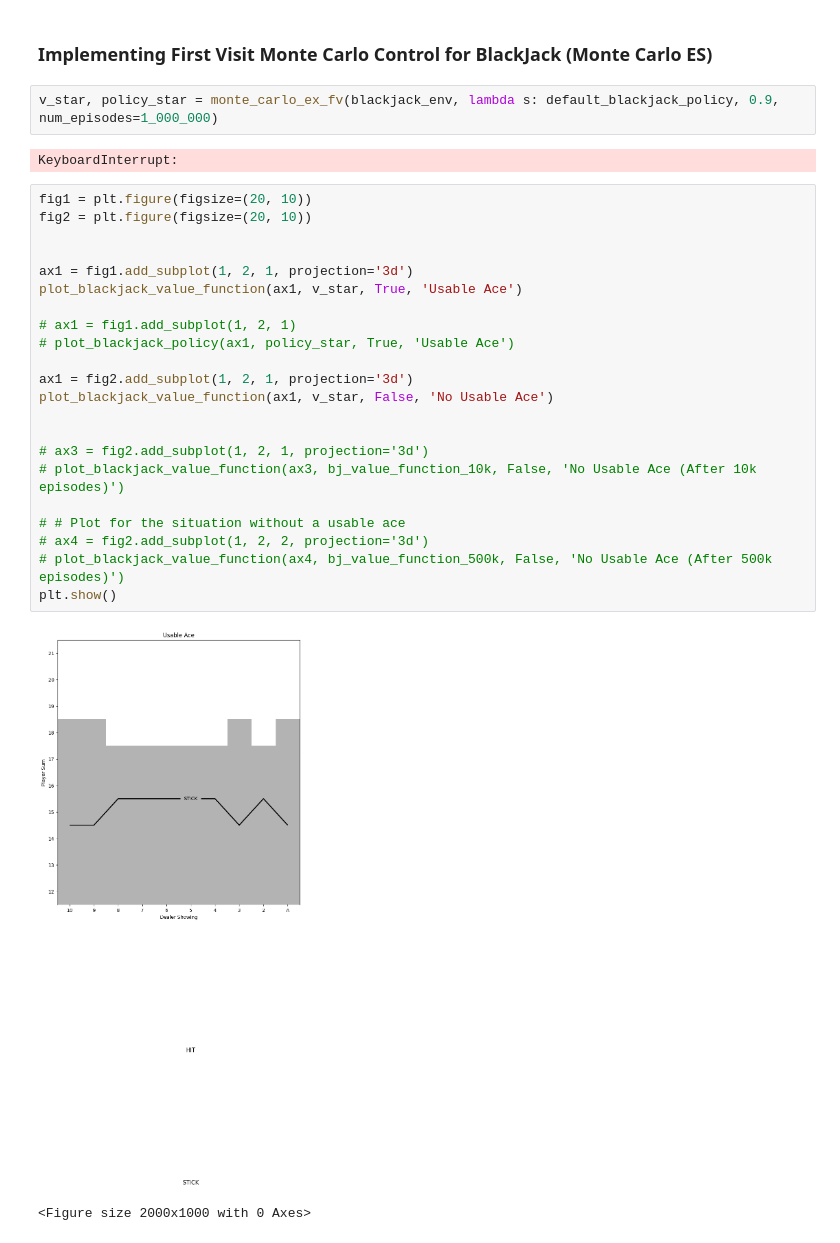
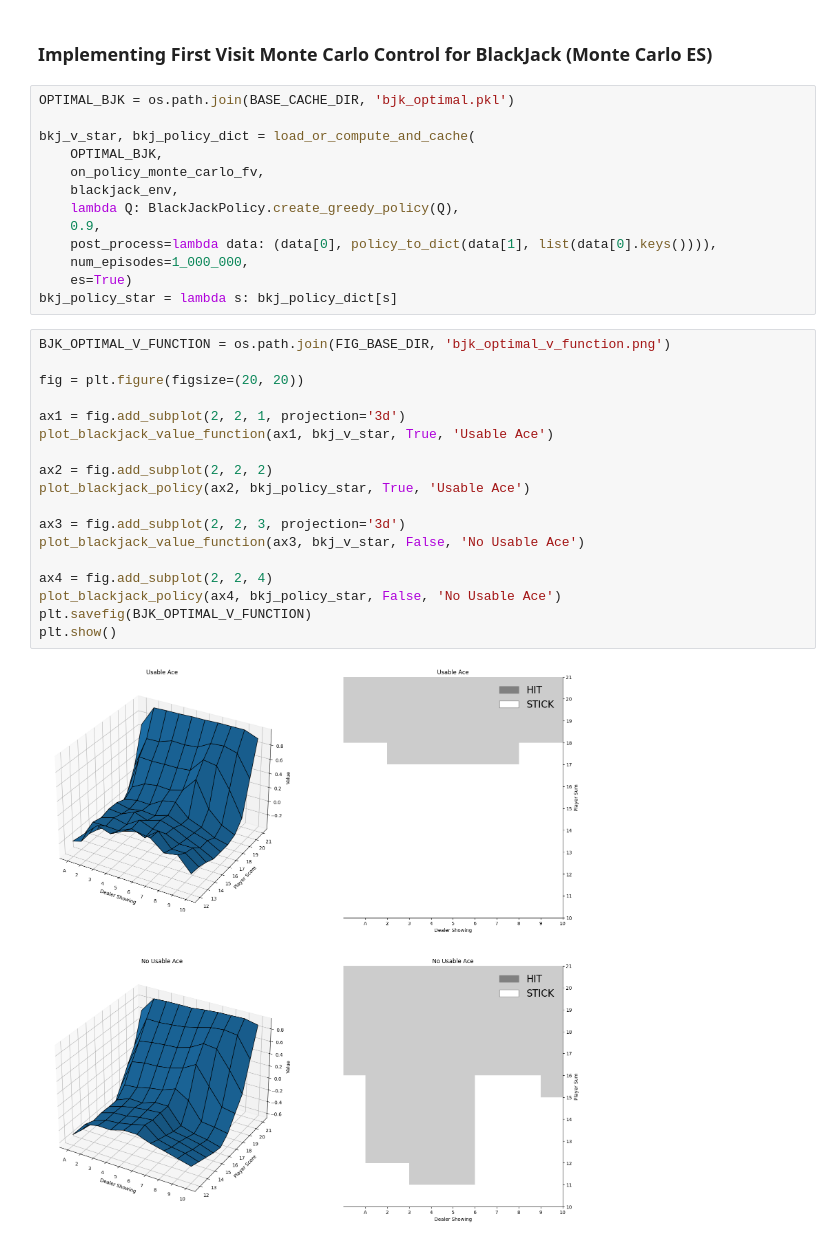
Before and after one commit to jhrudden/Monte-Carlo-Rl-Intro, a Jupyter notebook: experiment.ipynb, the cells around one changed output. Drawn from its saved outputs; the diff is of its cells as text.

```diff
--- a/experiment.ipynb
+++ b/experiment.ipynb
@@ -38,31 +72,35 @@ blackjack_env = create_blackjack_env()
 # %% [markdown]
 ### Implementing First Visit Monte Carlo Control for BlackJack (Monte Carlo ES)
-# %%
-v_star, policy_star = monte_carlo_ex_fv(blackjack_env, lambda s: default_blackjack_policy, 0.9, num_episodes=1_000_000)
-# %% [output]
-KeyboardInterrupt:
+# %%
+OPTIMAL_BJK = os.path.join(BASE_CACHE_DIR, 'bjk_optimal.pkl')
+
+bkj_v_star, bkj_policy_dict = load_or_compute_and_cache(
+    OPTIMAL_BJK,
+    on_policy_monte_carlo_fv,
+    blackjack_env,
+    lambda Q: BlackJackPolicy.create_greedy_policy(Q),
+    0.9,
+    post_process=lambda data: (data[0], policy_to_dict(data[1], list(data[0].keys()))),
+    num_episodes=1_000_000,
+    es=True)
+bkj_policy_star = lambda s: bkj_policy_dict[s]
 # %%
-fig1 = plt.figure(figsize=(20, 10))
-fig2 = plt.figure(figsize=(20, 10))
+BJK_OPTIMAL_V_FUNCTION = os.path.join(FIG_BASE_DIR, 'bjk_optimal_v_function.png')
 
+fig = plt.figure(figsize=(20, 20))
 
-ax1 = fig1.add_subplot(1, 2, 1, projection='3d')
-plot_blackjack_value_function(ax1, v_star, True, 'Usable Ace')
+ax1 = fig.add_subplot(2, 2, 1, projection='3d')
+plot_blackjack_value_function(ax1, bkj_v_star, True, 'Usable Ace')
 
-# ax1 = fig1.add_subplot(1, 2, 1)
-# plot_blackjack_policy(ax1, policy_star, True, 'Usable Ace')
+ax2 = fig.add_subplot(2, 2, 2)
+plot_blackjack_policy(ax2, bkj_policy_star, True, 'Usable Ace')
 
-ax1 = fig2.add_subplot(1, 2, 1, projection='3d')
-plot_blackjack_value_function(ax1, v_star, False, 'No Usable Ace')
+ax3 = fig.add_subplot(2, 2, 3, projection='3d')
+plot_blackjack_value_function(ax3, bkj_v_star, False, 'No Usable Ace')
 
-
-# ax3 = fig2.add_subplot(1, 2, 1, projection='3d')
-# plot_blackjack_value_function(ax3, bj_value_function_10k, False, 'No Usable Ace (After 10k episodes)')
-
-# # Plot for the situation without a usable ace
-# ax4 = fig2.add_subplot(1, 2, 2, projection='3d')
-# plot_blackjack_value_function(ax4, bj_value_function_500k, False, 'No Usable Ace (After 500k episodes)')
+ax4 = fig.add_subplot(2, 2, 4)
+plot_blackjack_policy(ax4, bkj_policy_star, False, 'No Usable Ace')
+plt.savefig(BJK_OPTIMAL_V_FUNCTION)
 plt.show()
 # %% [output]
-[figure, old version]
+[figure, new version]
-<Figure size 2000x1000 with 0 Axes>
```
Also changed, not shown: parts of 13 cells of this notebook.
